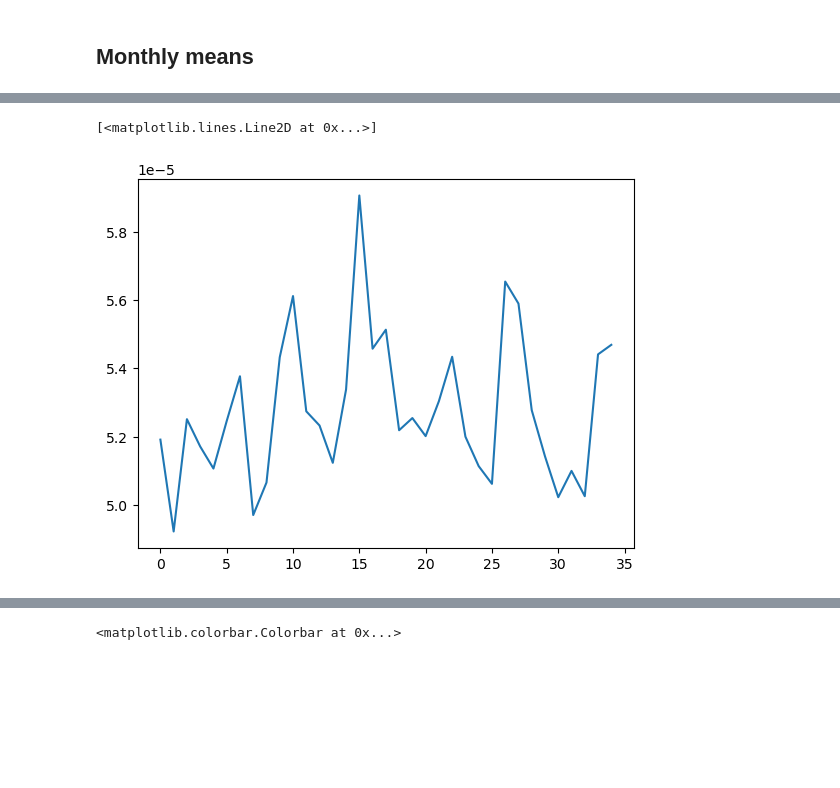
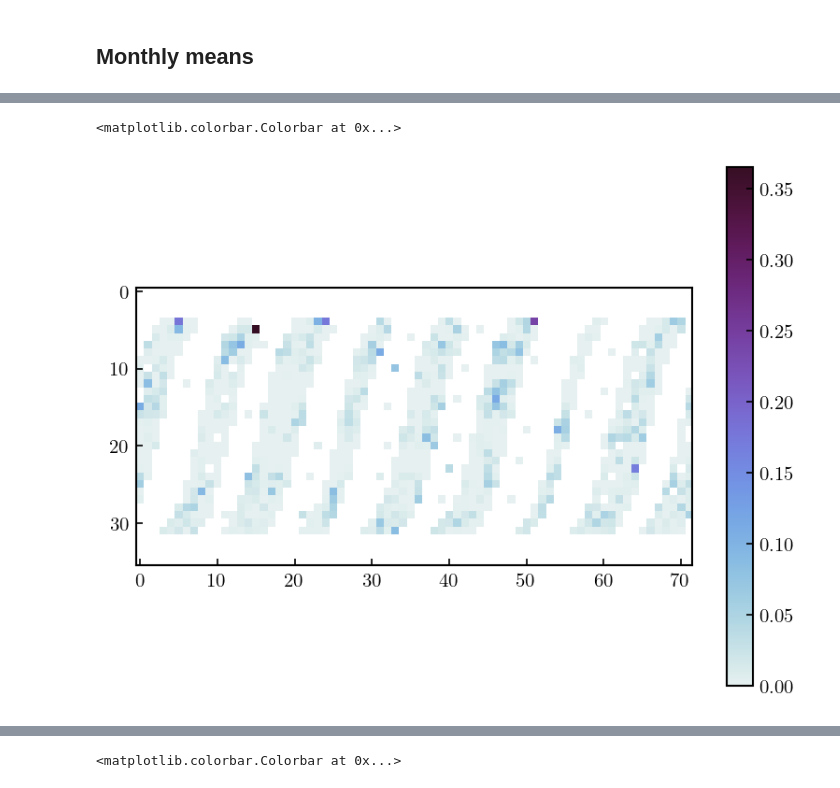
Before and after one commit to SEE-GEO/ccic_climate_record_analysis, a Jupyter notebook: notebooks/cloudsat_collocations/preprocessing.ipynb, the cells around one changed output, grey strips where cells are left out. Cells and saved outputs as stored; diff of their text form; code cells hidden in the pictures; blank space fills up the shorter version.

```diff
--- a/notebooks/cloudsat_collocations/preprocessing.ipynb
+++ b/notebooks/cloudsat_collocations/preprocessing.ipynb
@@ -496,6 +526,7 @@ Requirement already satisfied: filelock in /home/simonpf/miniconda3/envs/ccic/li
 # %%
 from filelock import FileLock
 from scipy.stats import binned_statistic_2d
+from pansat.time import to_datetime
 
 ref_product = "2cice"
 products = ["dardar", "modis", "isccp", "patmosx", "ccic"]
@@ -533,10 +564,9 @@ def process_file(
     daytime_flag = np.isfinite(colloc_data.cloud_mask_2cice.data)
     time = colloc_data.time.data
 
-    year = time.astype("datetime64[Y]")
-    month = (time - year.astype(time.dtype)).astype("timedelta64[M]")
-    year = year.astype("int64")
-    month = month.astype("int64")
+
+    year = colloc_data.time.dt.year.data
+    month = colloc_data.time.dt.month.data
 
     years = np.unique(year)
     months = np.unique(month)
@@ -545,7 +575,7 @@ def process_file(
         for mnth in months:
 
             time_mask = (yr == year) * (mnth == month)
-            filename = f"cloudsat_collocations_{(1970 + yr):04}_{mnth:02}.nc"
+            filename = f"cloudsat_collocations_{yr:04}_{mnth:02}.nc"
             output_file = output_path / filename
 
             lock = FileLock(output_path / (filename + ".lock"))
@@ -613,7 +645,7 @@ PosixPath('/data/ccic/collocations/combined')
 # %%
-files_cmb = list(Path("/data/ccic/collocations/combined").glob("*.nc"))
-output_path = Path("/data/ccic/collocations/monthly")
+import tqdm
+files_cmb = list(Path("/scratch/ccic_record/data/collocations/combined").glob("*.nc"))
+output_path = Path("/scratch/ccic_record/data//collocations/monthly")
 for path in tqdm(files_cmb):
-    print(path)
     process_file(path, output_path)
 # %% [output]
@@ -720,11 +703,12 @@ plt.pcolormesh(data["tiwp_isccp_cts"][1])
 # %%
-files = sorted(list(Path("/data/ccic/collocations/monthly").glob("*.nc")))
+files = sorted(list(Path("/scratch/ccic_record/data/collocations/monthly").glob("*.nc")))
 data = []
 for path in files:
+    print(path)
     dataset = xr.load_dataset(path)
     parts = path.name.split("_")
     year = int(parts[-2])
     month = int(parts[-1][:-3])
-    dataset["time"] = np.datetime64(f"{year}-{(month + 1):02}-01", "ns")
+    dataset["time"] = np.datetime64(f"{year}-{(month):02}-01", "ns")
     data.append(dataset)
 data = xr.concat(data, "time")
@@ -743,8 +749,11 @@ lats = 0.5 * (LAT_BINS[1:] + LAT_BINS[:-1])
+# %%
+isccp_mean = data["tiwp_isccp_sum"] / data["tiwp_isccp_cts"]
 # %%
-plt.plot(spatial_means["modis"] / 1e3, label="PATMOS-x")
+plt.imshow(isccp_mean[3])
+plt.colorbar()
 # %% [output]
-[<matplotlib.lines.Line2D at 0x...>]
+<matplotlib.colorbar.Colorbar at 0x...>
-[figure, old version]
+[figure, new version]
 # %%
 corr_ccic = np.corrcoef(spatial_means["ccic"].data, spatial_means["ref"].data)[0, 1]
 corr_isccp = np.corrcoef(spatial_means["isccp"].data, spatial_means["ref"].data)[0, 1]
```
Also changed, not shown: parts of 76 cells of this notebook.
